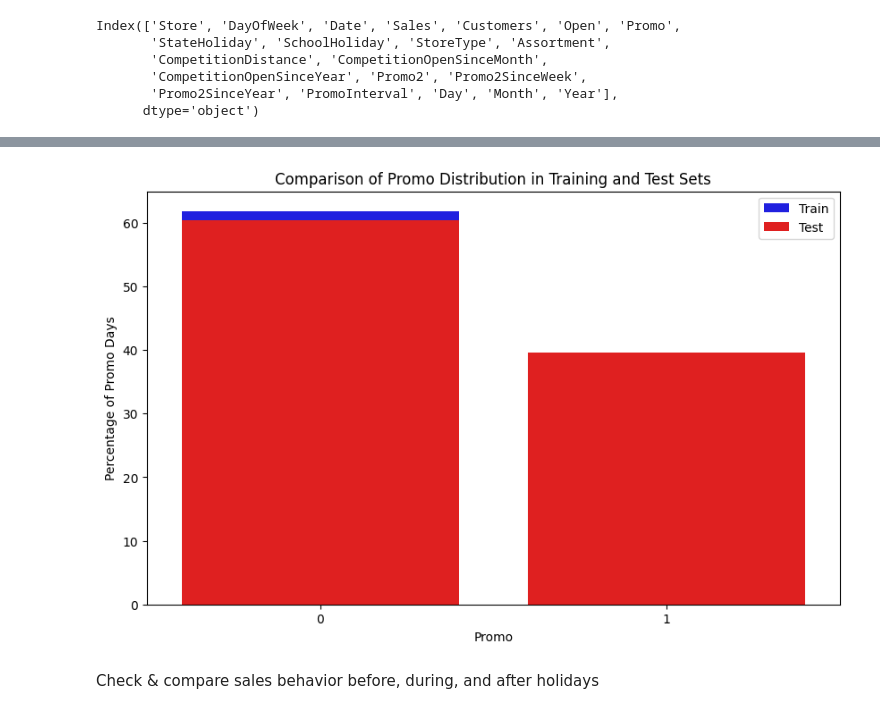
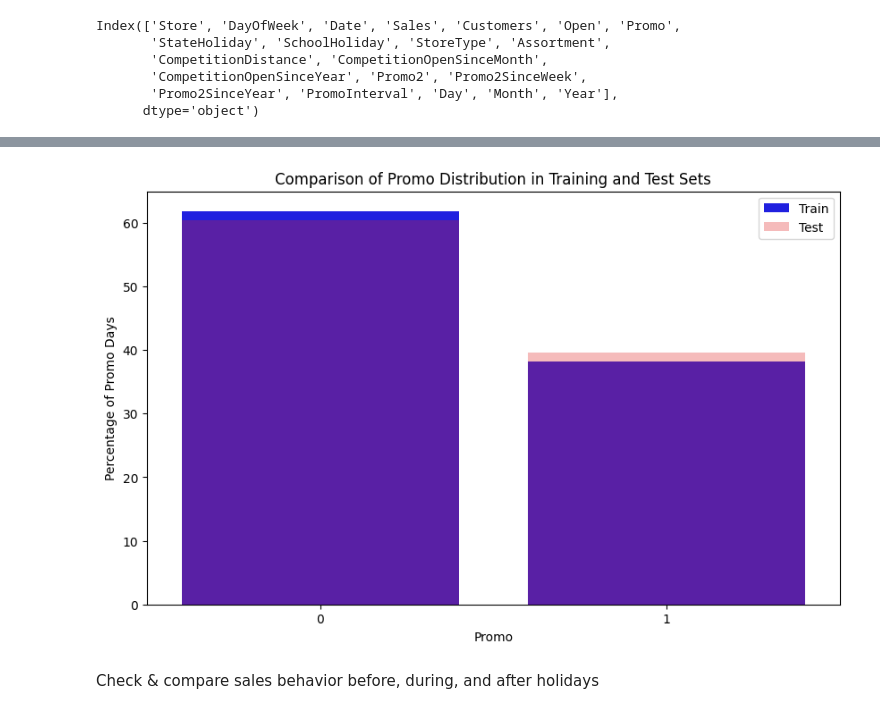
Before and after one commit to GuleWako/10Acadamey-week-4-Pharmaceuticals-finance-data-Analysis, a Jupyter notebook: notebooks/exploratory_analysis_for_forecast.ipynb, the cells around one changed output, grey strips where cells are left out. Saved outputs shown, nothing was run; the diff lists cells and outputs as text; code cells hidden in the pictures.

```diff
--- a/notebooks/exploratory_analysis_for_forecast.ipynb
+++ b/notebooks/exploratory_analysis_for_forecast.ipynb
@@ -379,7 +379,7 @@ promo_comparison = pd.DataFrame({
 # Plot the distributions
 plt.figure(figsize=(10, 6))
 sns.barplot(x=promo_comparison.columns, y=promo_comparison.loc['Train'], color='blue', label='Train')
-sns.barplot(x=promo_comparison.columns, y=promo_comparison.loc['Test'], color='red', label='Test')
+sns.barplot(x=promo_comparison.columns, y=promo_comparison.loc['Test'], color='red',alpha=0.3, label='Test')
 
 # Add labels and title
 plt.title('Comparison of Promo Distribution in Training and Test Sets')
@@ -395,4 +395,4 @@ plt.show()
-[figure, old version]
+[figure, new version]
 # %% [markdown]
 Check & compare sales behavior before, during, and after holidays
 # %%
```
Also changed, not shown: parts of 3 cells of this notebook.
